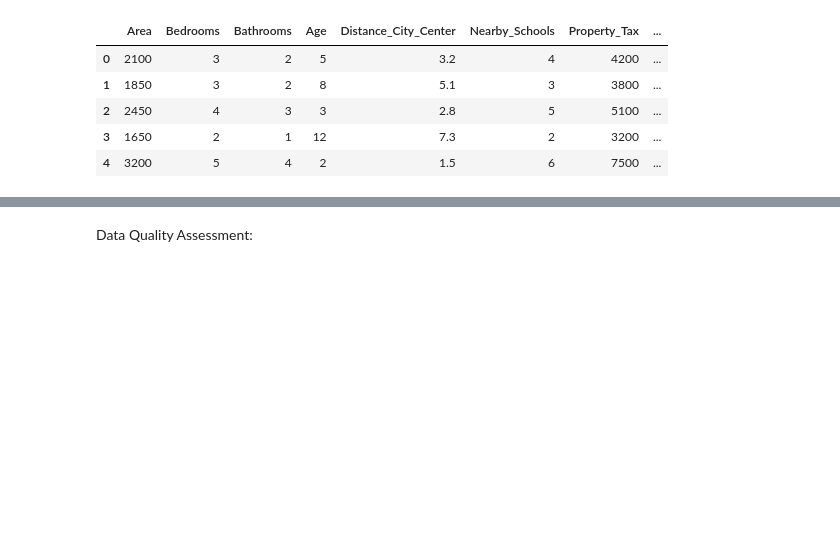
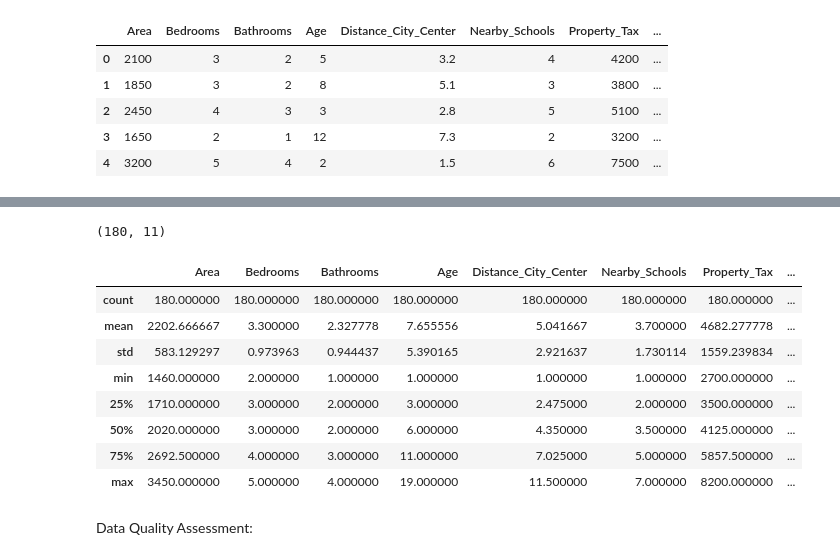
Before and after one commit to Ezerioha-ifeanyi/Week-14-Take-Home, a Jupyter notebook: Take Home.ipynb, the cells around one changed output, grey strips where cells are left out. Saved outputs shown, nothing was run; the diff lists cells and outputs as text; code cells hidden in the pictures; blank space fills up the shorter version.

```diff
--- a/Take Home.ipynb
+++ b/Take Home.ipynb
@@ -1672,3 +1695,23 @@ housing_data.head()
+# %%
+# check the shape of the data
+
+housing_data.shape
+# %% [output]
+(180, 11)
+# %%
+# check the statistical summaries of the data
+
+housing_data.describe()
+# %% [output]
+|  | Area | Bedrooms | Bathrooms | Age | Distance_City_Center | Nearby_Schools | Property_Tax | ... |
+| count | 180.000000 | 180.000000 | 180.000000 | 180.000000 | 180.000000 | 180.000000 | 180.000000 | ... |
+| mean | 2202.666667 | 3.300000 | 2.327778 | 7.655556 | 5.041667 | 3.700000 | 4682.277778 | ... |
+| std | 583.129297 | 0.973963 | 0.944437 | 5.390165 | 2.921637 | 1.730114 | 1559.239834 | ... |
+| min | 1460.000000 | 2.000000 | 1.000000 | 1.000000 | 1.000000 | 1.000000 | 2700.000000 | ... |
+| 25% | 1710.000000 | 3.000000 | 2.000000 | 3.000000 | 2.475000 | 2.000000 | 3500.000000 | ... |
+| 50% | 2020.000000 | 3.000000 | 2.000000 | 6.000000 | 4.350000 | 3.500000 | 4125.000000 | ... |
+| 75% | 2692.500000 | 4.000000 | 3.000000 | 11.000000 | 7.025000 | 5.000000 | 5857.500000 | ... |
+| max | 3450.000000 | 5.000000 | 4.000000 | 19.000000 | 11.500000 | 7.000000 | 8200.000000 | ... |
 # %% [markdown]
 Data Quality Assessment:
 # %% [markdown]
```
Also changed, not shown: parts of 1 cell of this notebook.
